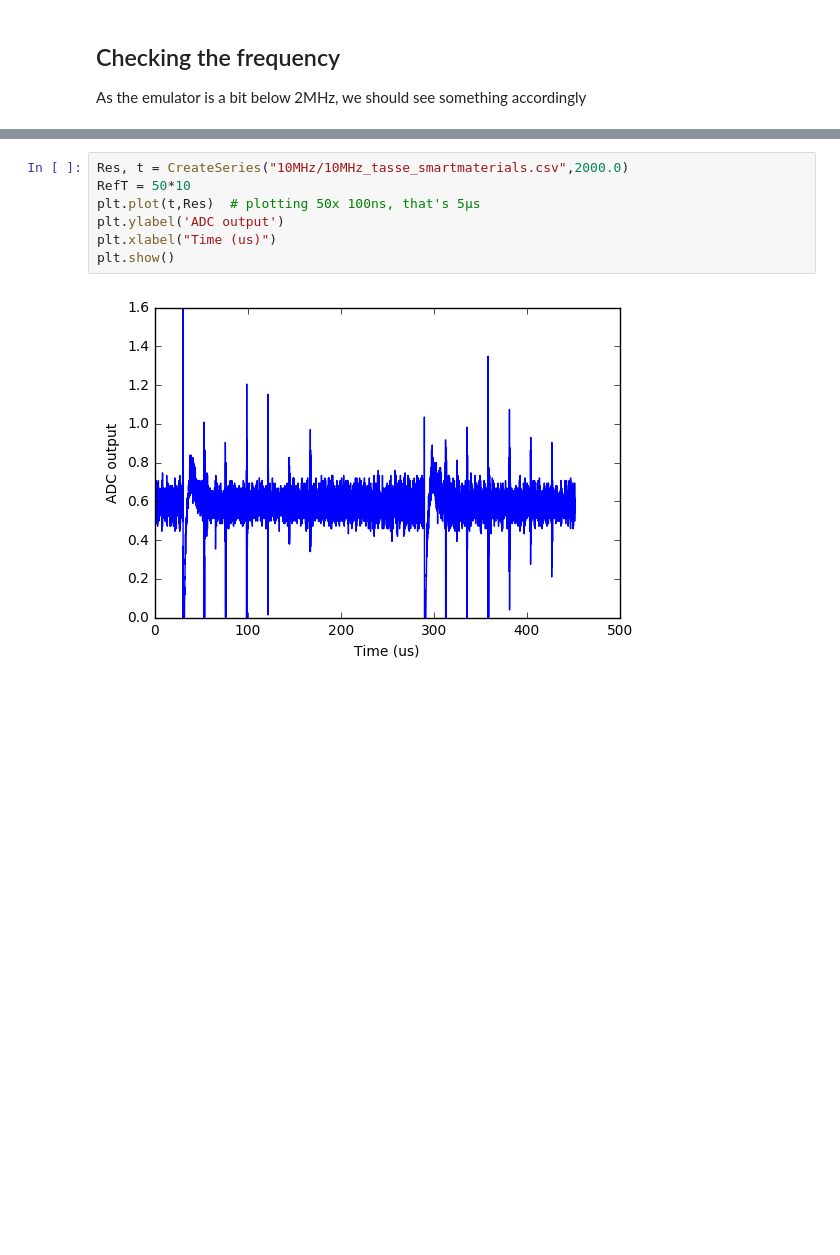
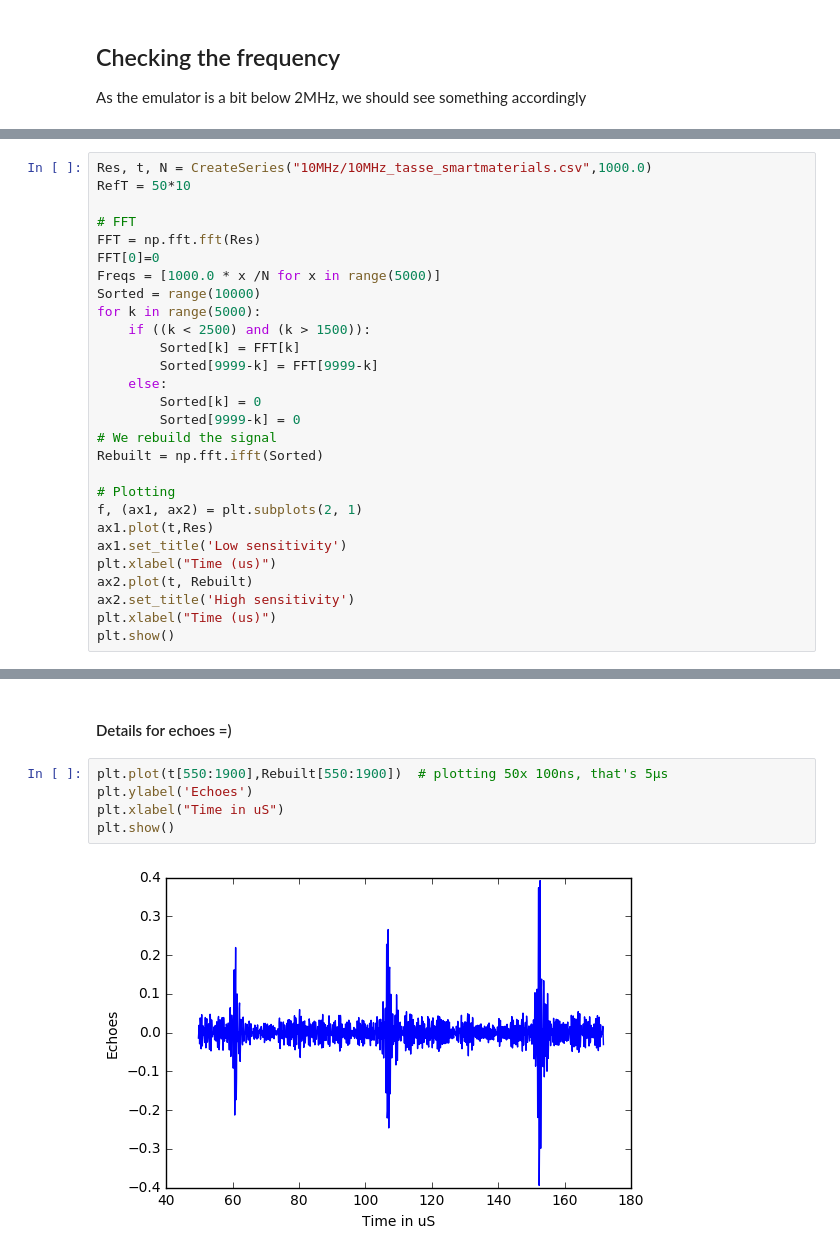
Before and after one commit to kelu124/bomanz, a Jupyter notebook: ADC08200/20170430-ADC08200-FirstAcqs.ipynb, the cells around one changed output, grey strips where cells are left out. Saved outputs shown, nothing was run; the diff lists cells and outputs as text; blank space fills up the shorter version.

```diff
--- a/ADC08200/20170430-ADC08200-FirstAcqs.ipynb
+++ b/ADC08200/20170430-ADC08200-FirstAcqs.ipynb
@@ -41,0 +58,28 @@ Real piezo,
+# %%
+Res, t, N = CreateSeries("10MHz/10MHz_tasse_smartmaterials.csv",1000.0)
+RefT = 50*10
+
+# FFT
+FFT = np.fft.fft(Res)
+FFT[0]=0
+Freqs = [1000.0 * x /N for x in range(5000)]
+Sorted = range(10000)
+for k in range(5000):
+    if ((k < 2500) and (k > 1500)):
+        Sorted[k] = FFT[k]
+        Sorted[9999-k] = FFT[9999-k]
+    else:
+        Sorted[k] = 0
+        Sorted[9999-k] = 0
+# We rebuild the signal
+Rebuilt = np.fft.ifft(Sorted)
+
+# Plotting
+f, (ax1, ax2) = plt.subplots(2, 1)
+ax1.plot(t,Res)
+ax1.set_title('Low sensitivity')
+plt.xlabel("Time (us)")
+ax2.plot(t, Rebuilt)
+ax2.set_title('High sensitivity')
+plt.xlabel("Time (us)")
+plt.show()
@@ -42,9 +88,9 @@ Real piezo,
+# %% [markdown]
+#### Details for echoes =)
 # %%
-Res, t = CreateSeries("10MHz/10MHz_tasse_smartmaterials.csv",2000.0)
-RefT = 50*10
-plt.plot(t,Res)  # plotting 50x 100ns, that's 5µs
-plt.ylabel('ADC output')
-plt.xlabel("Time (us)")
+plt.plot(t[550:1900],Rebuilt[550:1900])  # plotting 50x 100ns, that's 5µs
+plt.ylabel('Echoes')
+plt.xlabel("Time in uS")
 plt.show()
 # %% [output]
-[figure, old version]
+[figure, new version]
```
Also changed, not shown: parts of 9 cells of this notebook, 2 other files.
